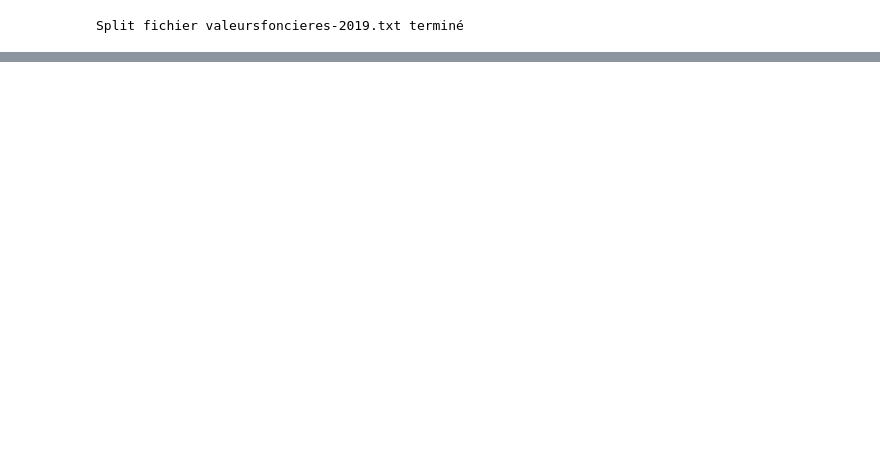
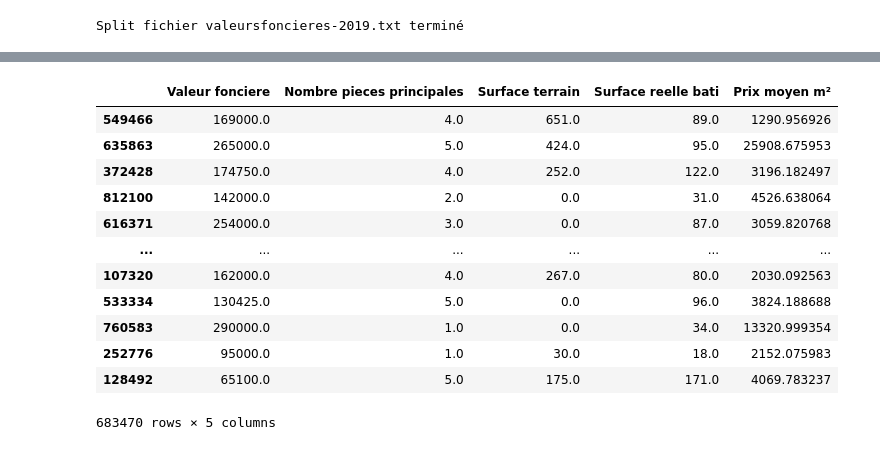
Before and after one commit to KRDavid/Immothep, a Jupyter notebook: NotebookDav.ipynb, the cells around one changed output, grey strips where cells are left out. Saved outputs shown, nothing was run; the diff lists cells and outputs as text; code cells hidden in the pictures; blank space fills up the shorter version.

```diff
--- a/NotebookDav.ipynb
+++ b/NotebookDav.ipynb
@@ -85 +96,17 @@ sns.heatmap(data=matrice_corr, annot=True)
+# %%
+sample_cleaned_dataframe
+# %% [output]
+|  | Valeur fonciere | Nombre pieces principales | Surface terrain | Surface reelle bati | Prix moyen m² |
+| 549466 | 169000.0 | 4.0 | 651.0 | 89.0 | 1290.956926 |
+| 635863 | 265000.0 | 5.0 | 424.0 | 95.0 | 25908.675953 |
+| 372428 | 174750.0 | 4.0 | 252.0 | 122.0 | 3196.182497 |
+| 812100 | 142000.0 | 2.0 | 0.0 | 31.0 | 4526.638064 |
+| 616371 | 254000.0 | 3.0 | 0.0 | 87.0 | 3059.820768 |
+| ... | ... | ... | ... | ... | ... |
+| 107320 | 162000.0 | 4.0 | 267.0 | 80.0 | 2030.092563 |
+| 533334 | 130425.0 | 5.0 | 0.0 | 96.0 | 3824.188688 |
+| 760583 | 290000.0 | 1.0 | 0.0 | 34.0 | 13320.999354 |
+| 252776 | 95000.0 | 1.0 | 30.0 | 18.0 | 2152.075983 |
+| 128492 | 65100.0 | 5.0 | 175.0 | 171.0 | 4069.783237 |
+683470 rows × 5 columns
 # %%
```
Also changed, not shown: parts of 16 cells of this notebook, 1 other file.
